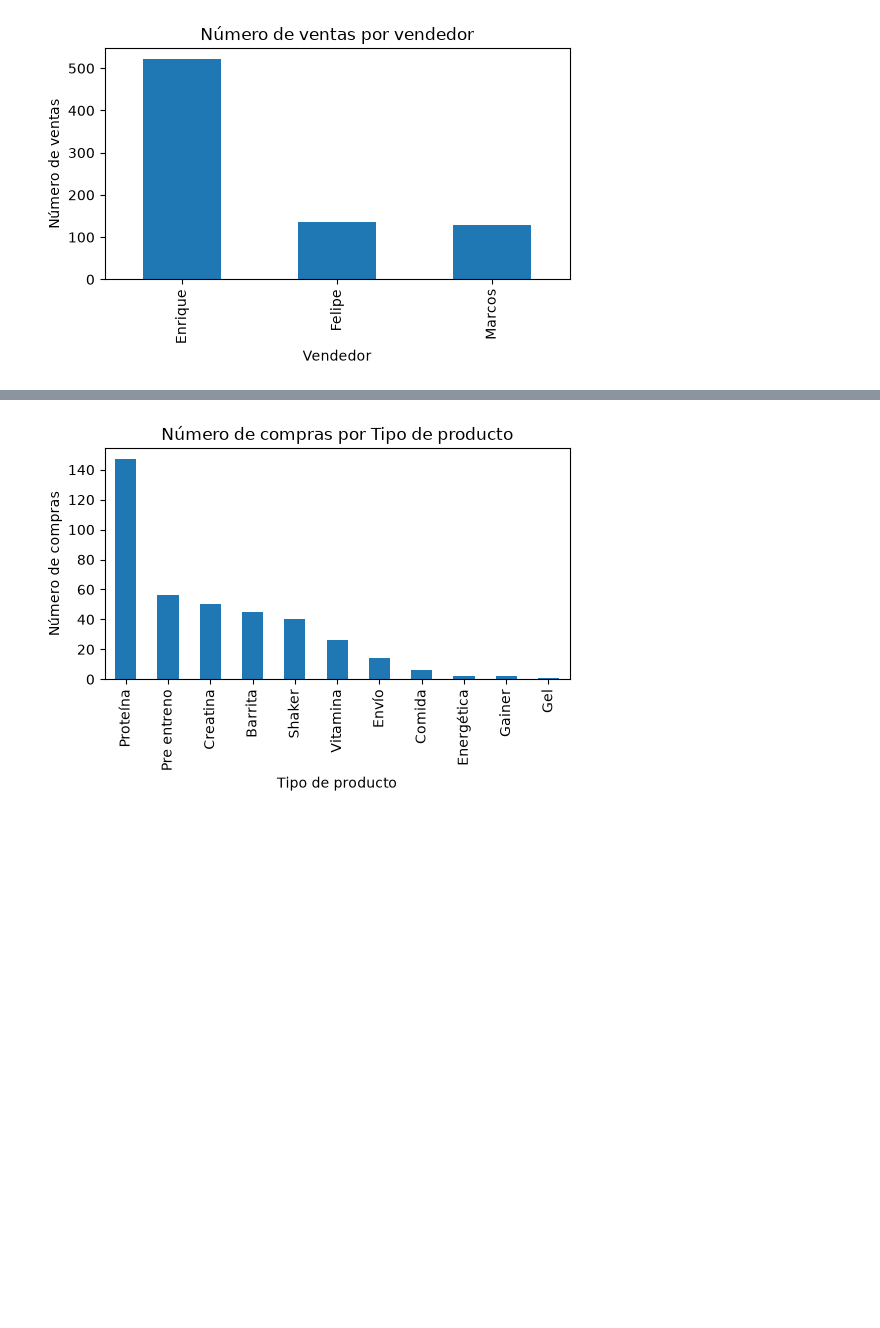
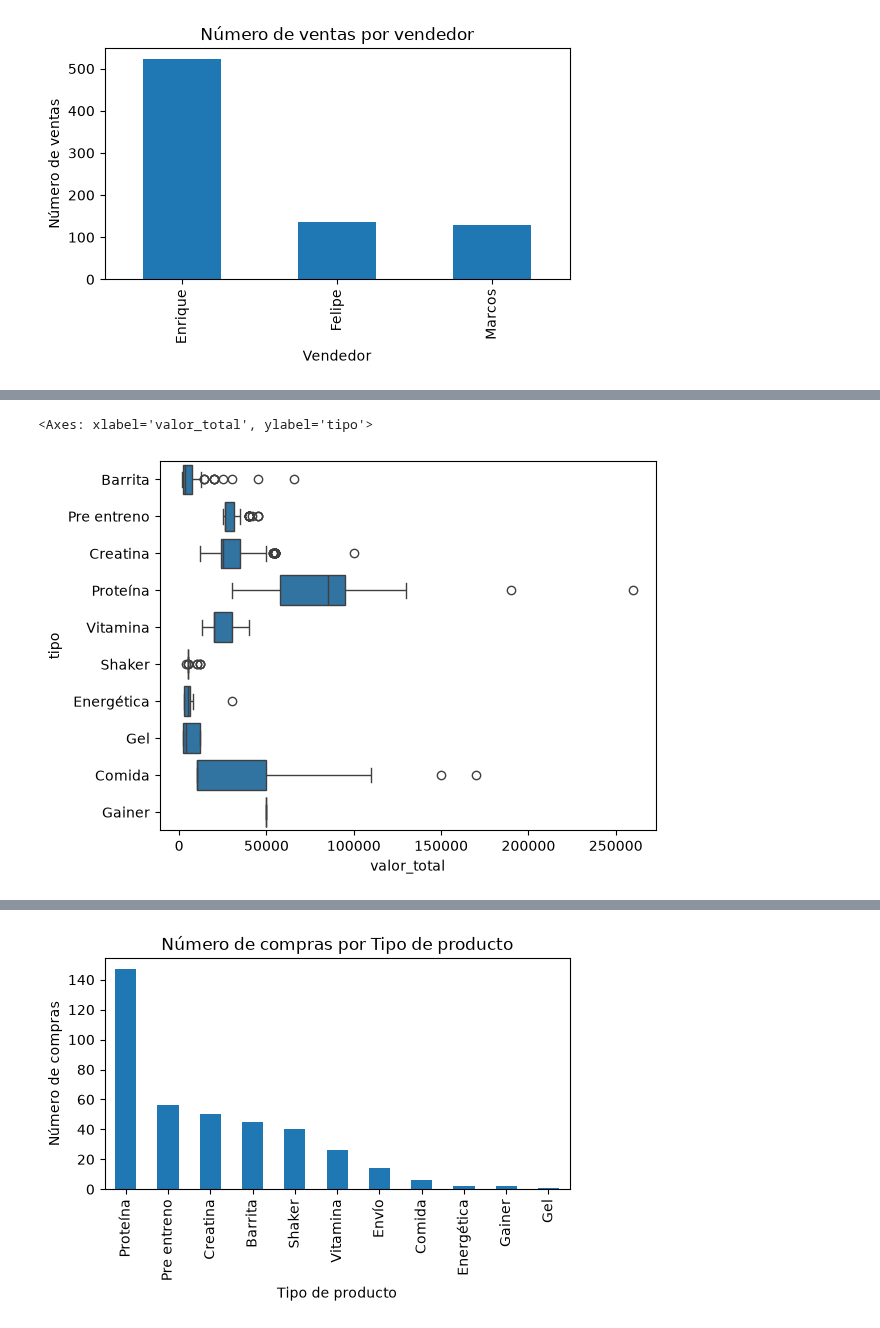
Before and after one commit to marcospnur/Bravos_Nutrition, a Jupyter notebook: Analisis de datos.ipynb, the cells around one changed output, grey strips where cells are left out. Drawn from its saved outputs; the diff is of its cells as text; code cells hidden in the pictures; blank space fills up the shorter version.

```diff
--- a/Analisis de datos.ipynb
+++ b/Analisis de datos.ipynb
@@ -324,0 +339,5 @@ panel_ventas=panel_ventas.dropna(axis=0,how="any")
+# %%
+sn.boxplot(x="valor_total", y="tipo", data=panel_ventas)
+# %% [output]
+<Axes: xlabel='valor_total', ylabel='tipo'>
+[figure, added]
```
Also changed, not shown: parts of 17 cells of this notebook.
